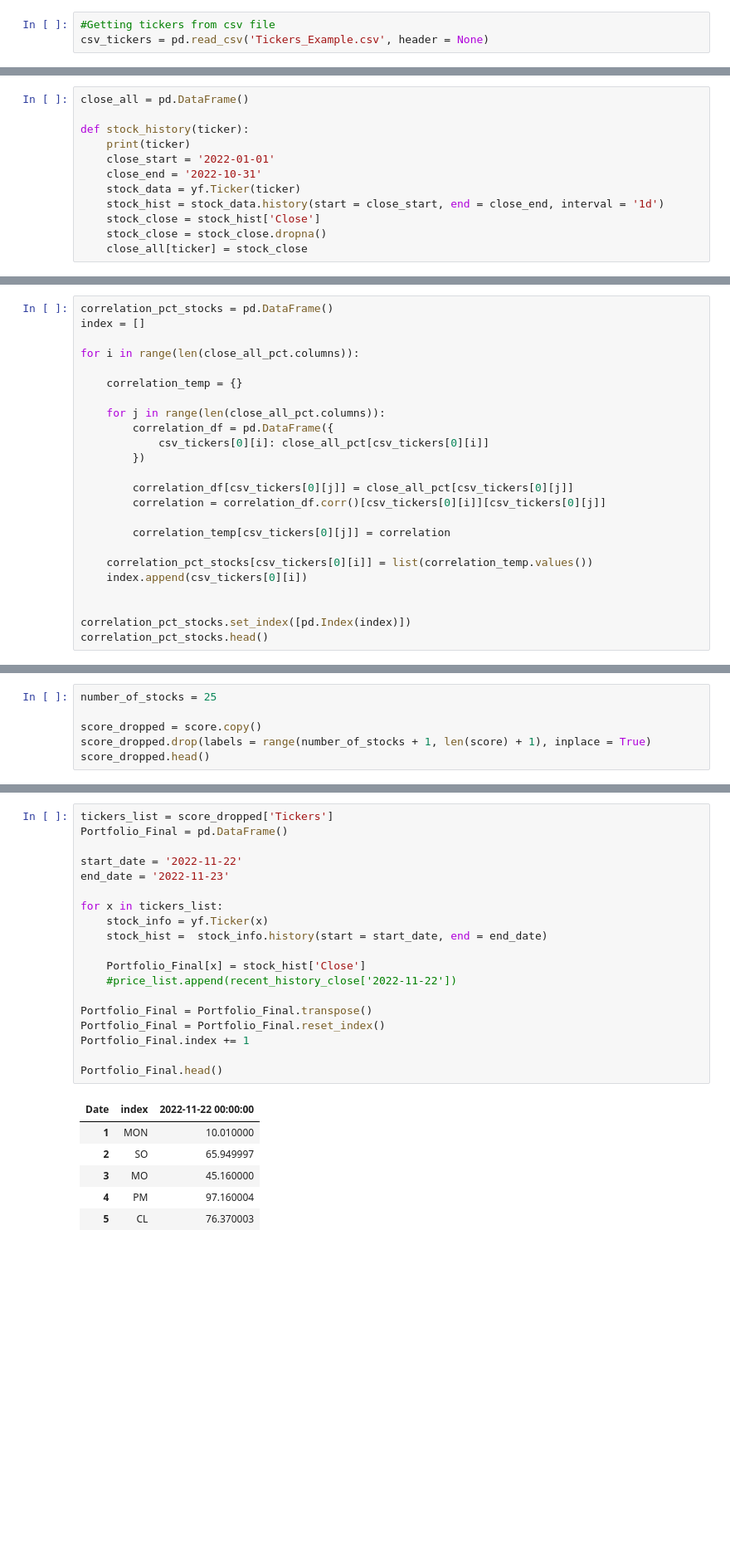
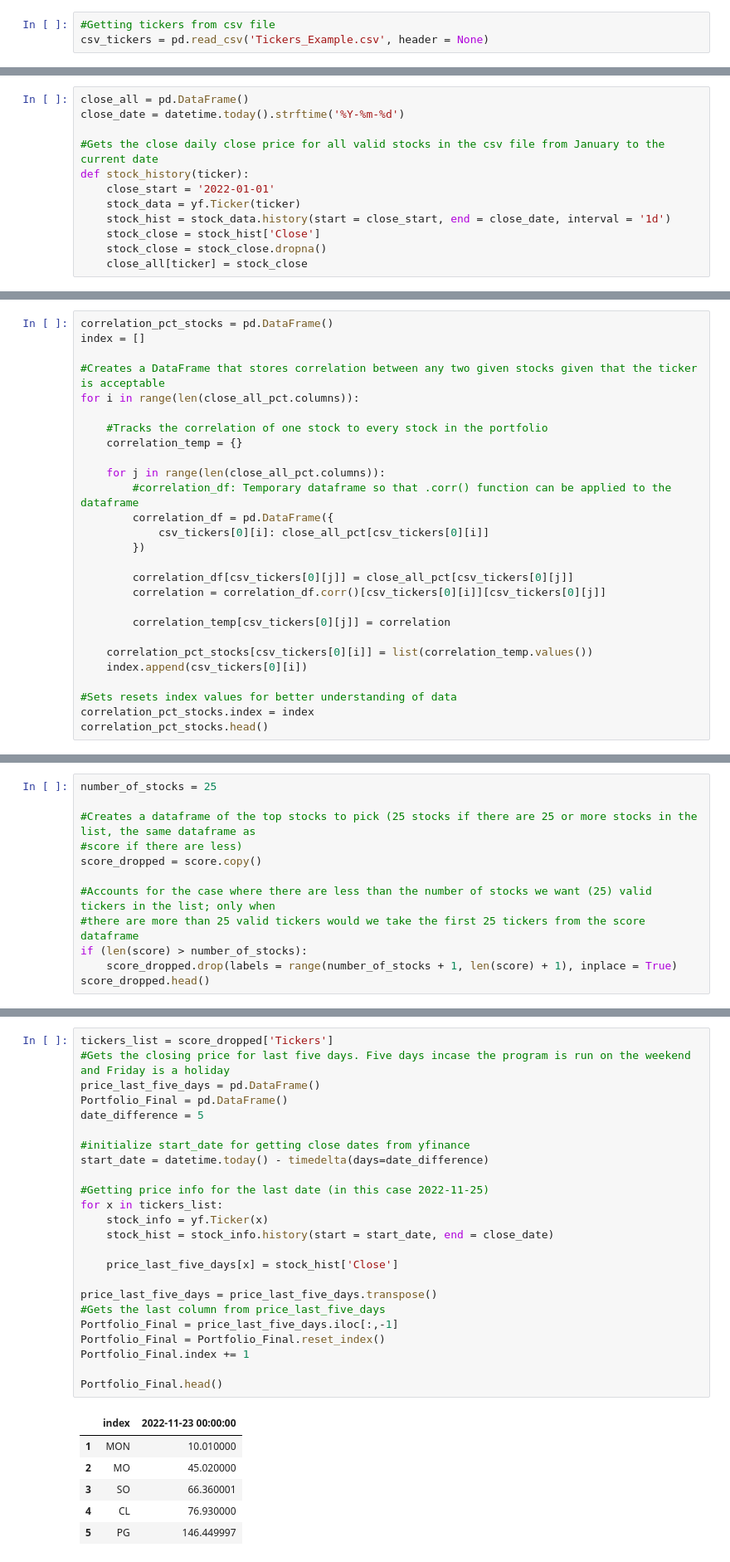
Before and after one commit to richardsha19/portfolio-manager, a Jupyter notebook: Main.ipynb, the cells around one changed output, grey strips where cells are left out. Shown at 83% size. Drawn from its saved outputs; the diff is of its cells as text; blank space fills up the shorter version.

```diff
--- a/Main.ipynb
+++ b/Main.ipynb
@@ -99,13 +108,13 @@ csv_tickers.head()
 | 4 | AIG |
 # %%
 close_all = pd.DataFrame()
+close_date = datetime.today().strftime('%Y-%m-%d')
 
+#Gets the close daily close price for all valid stocks in the csv file from January to the current date
 def stock_history(ticker):
-    print(ticker)
     close_start = '2022-01-01'
-    close_end = '2022-10-31'
     stock_data = yf.Ticker(ticker)
-    stock_hist = stock_data.history(start = close_start, end = close_end, interval = '1d')
+    stock_hist = stock_data.history(start = close_start, end = close_date, interval = '1d')
     stock_close = stock_hist['Close']
     stock_close = stock_close.dropna()
     close_all[ticker] = stock_close
@@ -180,11 +172,14 @@ std_lst = sorted(std_lst.items(), key=lambda x:x[1])
 correlation_pct_stocks = pd.DataFrame()
 index = []
 
+#Creates a DataFrame that stores correlation between any two given stocks given that the ticker is acceptable
 for i in range(len(close_all_pct.columns)):
 
+    #Tracks the correlation of one stock to every stock in the portfolio
     correlation_temp = {}
 
     for j in range(len(close_all_pct.columns)):
+        #correlation_df: Temporary dataframe so that .corr() function can be applied to the dataframe
         correlation_df = pd.DataFrame({
             csv_tickers[0][i]: close_all_pct[csv_tickers[0][i]]
         })
@@ -197,8 +192,8 @@ for i in range(len(close_all_pct.columns)):
     correlation_pct_stocks[csv_tickers[0][i]] = list(correlation_temp.values())
     index.append(csv_tickers[0][i])
 
-
-correlation_pct_stocks.set_index([pd.Index(index)])
+#Sets resets index values for better understanding of data
+correlation_pct_stocks.index = index
 correlation_pct_stocks.head()
 # %% [output]
 |  | AAPL | ABBV | ABT | ACN | AIG | AMZN | AXP | BA | BAC | BIIB | ... | ... |
@@ -281,8 +288,14 @@ score.head()
 # %%
 number_of_stocks = 25
 
+#Creates a dataframe of the top stocks to pick (25 stocks if there are 25 or more stocks in the list, the same dataframe as
+#score if there are less)
 score_dropped = score.copy()
-score_dropped.drop(labels = range(number_of_stocks + 1, len(score) + 1), inplace = True)
+
+#Accounts for the case where there are less than the number of stocks we want (25) valid tickers in the list; only when
+#there are more than 25 valid tickers would we take the first 25 tickers from the score dataframe
+if (len(score) > number_of_stocks):
+    score_dropped.drop(labels = range(number_of_stocks + 1, len(score) + 1), inplace = True)
 score_dropped.head()
 # %% [output]
 |  | Tickers | Points |
@@ -311,28 +327,33 @@ score_dropped.head()
 # %%
 tickers_list = score_dropped['Tickers']
+#Gets the closing price for last five days. Five days incase the program is run on the weekend and Friday is a holiday
+price_last_five_days = pd.DataFrame()
 Portfolio_Final = pd.DataFrame()
+date_difference = 5
 
-start_date = '2022-11-22'
-end_date = '2022-11-23'
+#initialize start_date for getting close dates from yfinance
+start_date = datetime.today() - timedelta(days=date_difference)
 
+#Getting price info for the last date (in this case 2022-11-25)
 for x in tickers_list:
     stock_info = yf.Ticker(x)
-    stock_hist =  stock_info.history(start = start_date, end = end_date)
+    stock_hist = stock_info.history(start = start_date, end = close_date)
 
-    Portfolio_Final[x] = stock_hist['Close']
-    #price_list.append(recent_history_close['2022-11-22'])
+    price_last_five_days[x] = stock_hist['Close']
 
-Portfolio_Final = Portfolio_Final.transpose()
+price_last_five_days = price_last_five_days.transpose()
+#Gets the last column from price_last_five_days
+Portfolio_Final = price_last_five_days.iloc[:,-1]
 Portfolio_Final = Portfolio_Final.reset_index()
 Portfolio_Final.index += 1
 
 Portfolio_Final.head()
 # %% [output]
-| Date | index | 2022-11-22 00:00:00 |
+|  | index | 2022-11-23 00:00:00 |
 | 1 | MON | 10.010000 |
-| 2 | SO | 65.949997 |
-| 3 | MO | 45.160000 |
-| 4 | PM | 97.160004 |
-| 5 | CL | 76.370003 |
+| 2 | MO | 45.020000 |
+| 3 | SO | 66.360001 |
+| 4 | CL | 76.930000 |
+| 5 | PG | 146.449997 |
 # %%
 total_amount_to_spend = 500000
```
Also changed, not shown: parts of 19 cells of this notebook.
